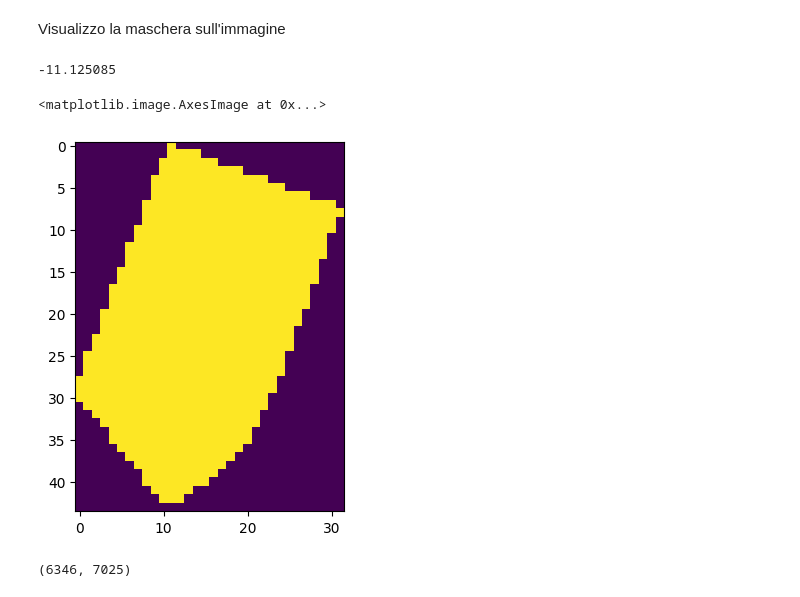
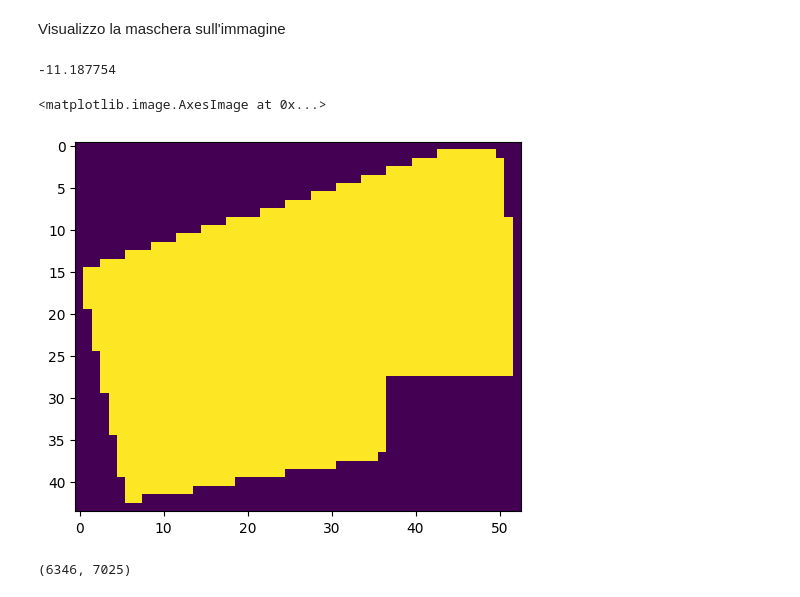
Before and after one commit to cFr4nk/Tesi_SAR_Analysis, a Jupyter notebook: Read_sigma.ipynb, the cells around one changed output. Saved outputs shown, nothing was run; the diff lists cells and outputs as text; code cells hidden in the pictures.

```diff
--- a/Read_sigma.ipynb
+++ b/Read_sigma.ipynb
@@ -107,7 +106,7 @@ for key in mypoly:
         mymask_sub |= current_part_mask
 
     mask_eroted = binary_erosion(mymask_sub, structure=np.ones((3,3))).astype(mymask_sub.dtype)
-    mypoly[key]['mask_sub'] =  mymask_sub #mask_eroted
+    mypoly[key]['mask_sub'] =  mask_eroted #mymask_sub
     mypoly[key]['r_range'] = (r0, r1)
     mypoly[key]['c_range'] = (c0, c1)
 
@@ -257,12 +270,12 @@ Visualizzo la maschera sull'immagine
 # %%
 print(poly_stats['KL_MA_1_C']['20170305_VV']['mean'])
 # %% [output]
--11.125085
+-11.187754
 # %%
-plt.imshow(mypoly['RBW_SB']['mask_sub'])
+plt.imshow(mypoly['DB_A_C']['mask_sub'])
 # %% [output]
 <matplotlib.image.AxesImage at 0x...>
-[figure, old version]
+[figure, new version]
 # %%
 full_mask = np.zeros((len(Y_geo), len(X_geo)), dtype=bool)
 print(full_mask.shape)
```
Also changed, not shown: parts of 5 cells of this notebook, 1 other file.
